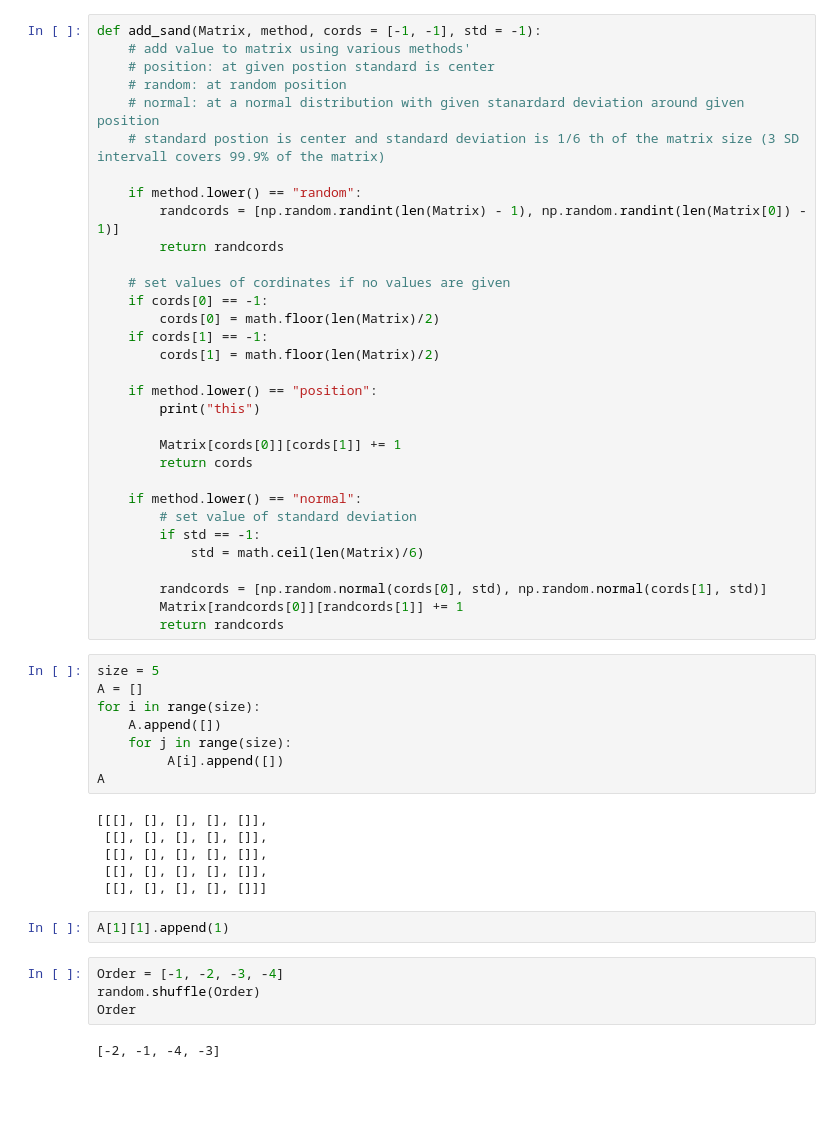
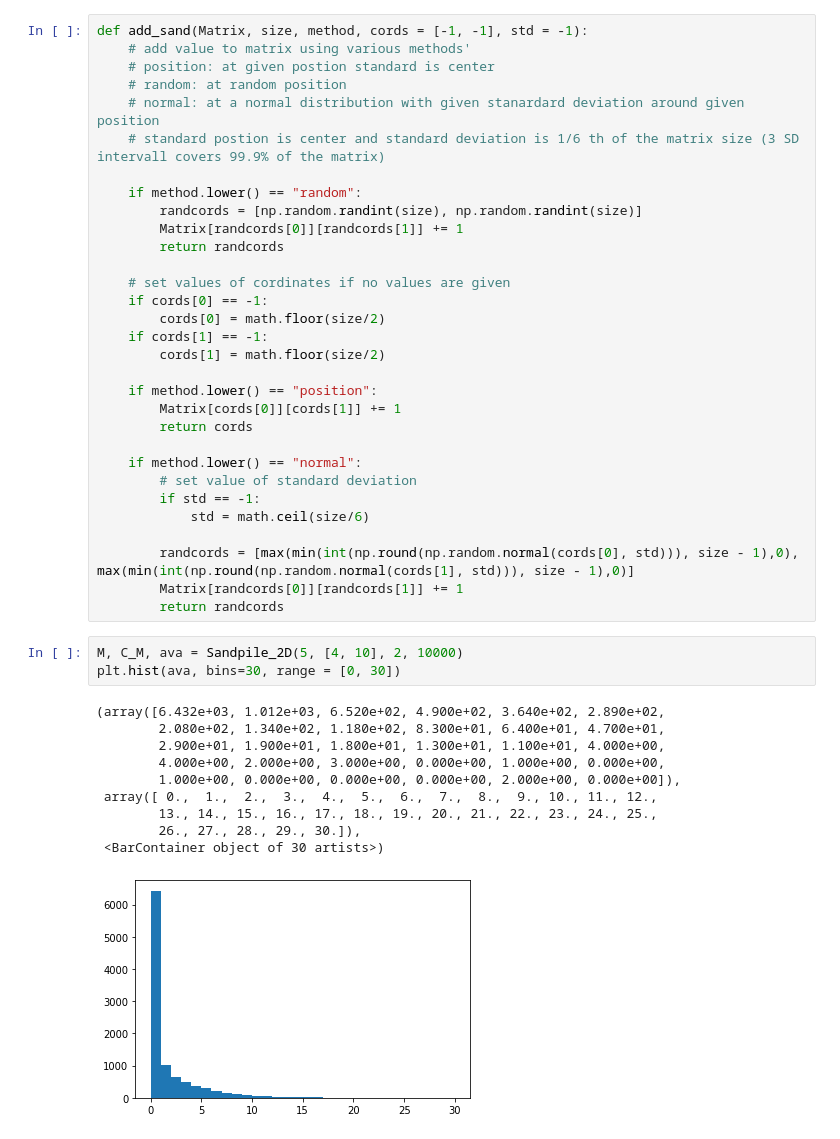
Before and after one commit to Nickvs99/Sandpile, a Jupyter notebook: Complex_sandpile.ipynb, the cells around one changed output. Saved outputs shown, nothing was run; the diff lists cells and outputs as text; blank space fills up the shorter version.

```diff
--- a/Complex_sandpile.ipynb
+++ b/Complex_sandpile.ipynb
@@ -88,7 +102,7 @@ def neigbours(Matrix, cord):
 
     return neigbours, real
 # %%
-def add_sand(Matrix, method, cords = [-1, -1], std = -1):
+def add_sand(Matrix, size, method, cords = [-1, -1], std = -1):
     # add value to matrix using various methods'
     # position: at given postion standard is center
     # random: at random position
@@ -96,48 +110,39 @@ def add_sand(Matrix, method, cords = [-1, -1], std = -1):
     # standard postion is center and standard deviation is 1/6 th of the matrix size (3 SD intervall covers 99.9% of the matrix)
 
     if method.lower() == "random":
-        randcords = [np.random.randint(len(Matrix) - 1), np.random.randint(len(Matrix[0]) - 1)]
+        randcords = [np.random.randint(size), np.random.randint(size)]
+        Matrix[randcords[0]][randcords[1]] += 1
         return randcords
 
     # set values of cordinates if no values are given
     if cords[0] == -1:
-        cords[0] = math.floor(len(Matrix)/2)
+        cords[0] = math.floor(size/2)
     if cords[1] == -1:
-        cords[1] = math.floor(len(Matrix)/2)
+        cords[1] = math.floor(size/2)
 
     if method.lower() == "position":
-        print("this")
-
         Matrix[cords[0]][cords[1]] += 1
         return cords
 
     if method.lower() == "normal":
         # set value of standard deviation
         if std == -1:
-            std = math.ceil(len(Matrix)/6)
+            std = math.ceil(size/6)
 
-        randcords = [np.random.normal(cords[0], std), np.random.normal(cords[1], std)]
+        randcords = [max(min(int(np.round(np.random.normal(cords[0], std))), size - 1),0), max(min(int(np.round(np.random.normal(cords[1], std))), size - 1),0)]
         Matrix[randcords[0]][randcords[1]] += 1
         return randcords
-# %%
-size = 5
-A = []
-for i in range(size):
-    A.append([])
-    for j in range(size):
-         A[i].append([])
-A
-# %% [output]
-[[[], [], [], [], []],
- [[], [], [], [], []],
- [[], [], [], [], []],
- [[], [], [], [], []],
- [[], [], [], [], []]]
-# %%
-A[1][1].append(1)
-# %%
-Order = [-1, -2, -3, -4]
-random.shuffle(Order)
-Order
-# %% [output]
-[-2, -1, -4, -3]
+# %%
+M, C_M, ava = Sandpile_2D(5, [4, 10], 2, 10000)
+plt.hist(ava, bins=30, range = [0, 30])
+# %% [output]
+(array([6.432e+03, 1.012e+03, 6.520e+02, 4.900e+02, 3.640e+02, 2.890e+02,
+        2.080e+02, 1.340e+02, 1.180e+02, 8.300e+01, 6.400e+01, 4.700e+01,
+        2.900e+01, 1.900e+01, 1.800e+01, 1.300e+01, 1.100e+01, 4.000e+00,
+        4.000e+00, 2.000e+00, 3.000e+00, 0.000e+00, 1.000e+00, 0.000e+00,
+        1.000e+00, 0.000e+00, 0.000e+00, 0.000e+00, 2.000e+00, 0.000e+00]),
+ array([ 0.,  1.,  2.,  3.,  4.,  5.,  6.,  7.,  8.,  9., 10., 11., 12.,
+        13., 14., 15., 16., 17., 18., 19., 20., 21., 22., 23., 24., 25.,
+        26., 27., 28., 29., 30.]),
+ <BarContainer object of 30 artists>)
+[figure, added]
```
Also changed, not shown: parts of 4 cells of this notebook.
